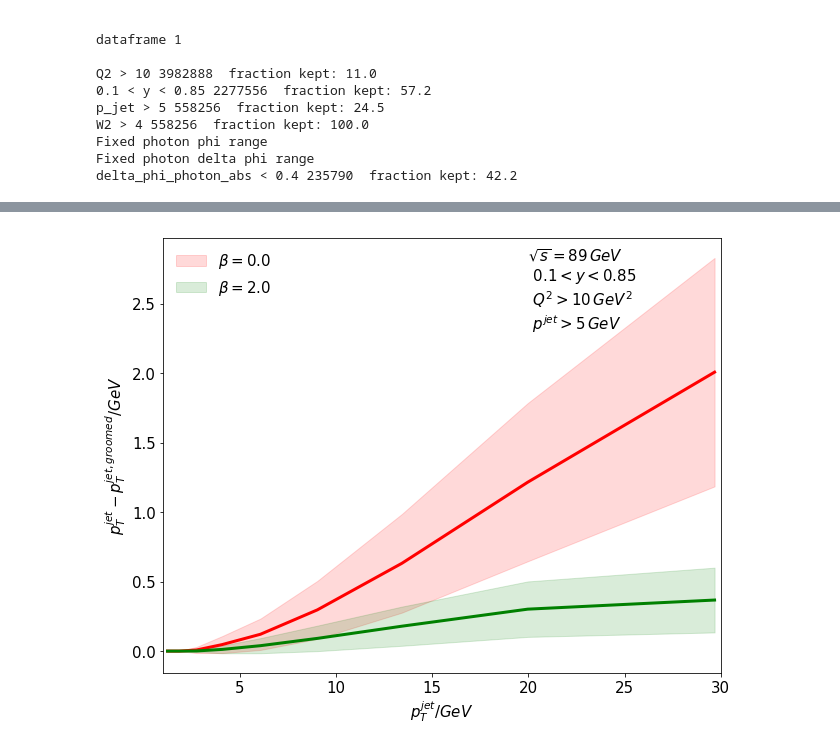
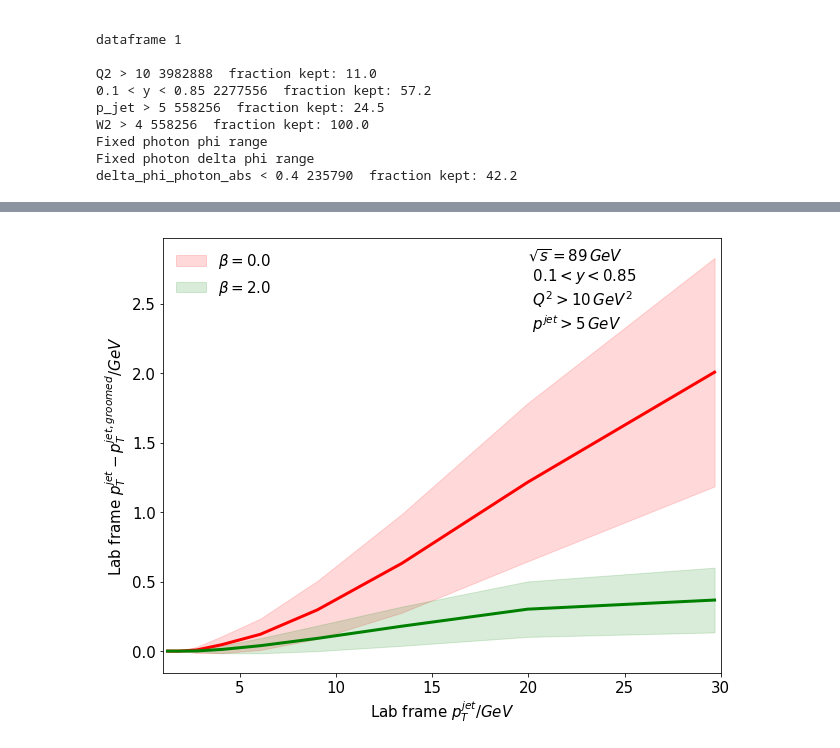
Before and after one commit to y-song/notebooks, a Jupyter notebook: dpt.ipynb, the cells around one changed output, grey strips where cells are left out. Drawn from its saved outputs; the diff is of its cells as text; code cells hidden in the pictures.

Commit message:
Added 'lab frame' in label

```diff
--- a/dpt.ipynb
+++ b/dpt.ipynb
@@ -120,31 +120,31 @@ ds1, ds2 = new_ds
 # %%
 df_array = [ds1, ds2]
 var_array = ['dpt','dpt']
 color_array = ['r','g']
 label_array = [r'$\beta=0.0$',r'$\beta=2.0$']
 
 fig = plt.figure(figsize=(10,8))
 x = []*(len(ptedges)-1)
 xerr = getInterval(ptedges)/2
 for i in range(0,len(var_array)):
     y = []*(len(ptedges)-1)
     yerr = []*(len(ptedges)-1)
     for j in range(len(ptedges)-1):
         var = df_array[i][0][j][var_array[i]]
         if i == 0:
             x.append((((float)(ptedges[j])) + ptedges[j+1])/2)
         y.append(np.mean(var))
         yerr.append(np.std(var)/2)
     plt.plot(x, y, color=color_array[i], linewidth=3)
     plt.fill_between(x, np.array(y)+np.array(yerr), np.array(y)-np.array(yerr), color=color_array[i],\
                      alpha=0.15, label=label_array[i])
 plt.xticks(fontsize=15)
 plt.yticks(fontsize=15)
-plt.xlabel('$p_T^{jet} / GeV$', fontsize=15)
-plt.ylabel('$p_T^{jet} - p_T^{jet,groomed} / GeV$', fontsize=15)
+plt.xlabel('Lab frame $p_T^{jet} / GeV$', fontsize=15)
+plt.ylabel('Lab frame $p_T^{jet} - p_T^{jet,groomed} / GeV$', fontsize=15)
 plt.xlim(left=1, right=30)
 plt.legend(prop={'size': 15}, frameon=False, loc='upper left')
 plt.text(20, 2.3, '$\sqrt{s} = 89 \, GeV$ \n $0.1 < y < 0.85$ \n $Q^2 > 10 \, GeV^2$ \n $p^{jet} > 5 \, GeV$', fontsize=15)
 plt.savefig('images/dpt.pdf', bbox_inches='tight')
 # %% [output]
-[figure, old version]
+[figure, new version]
```
Also changed, not shown: parts of 2 cells of this notebook.
